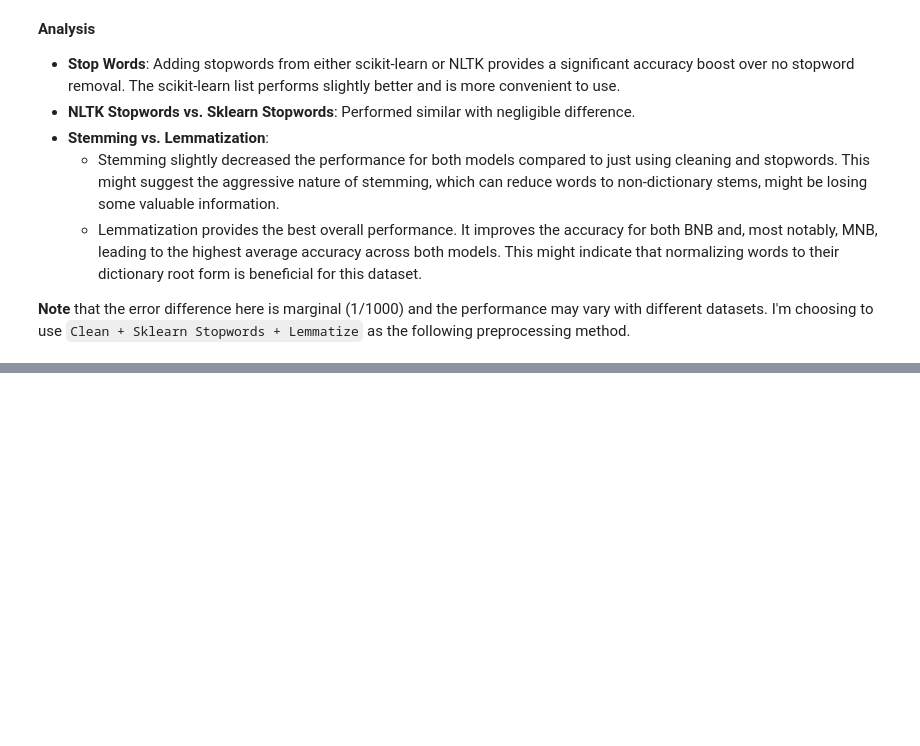
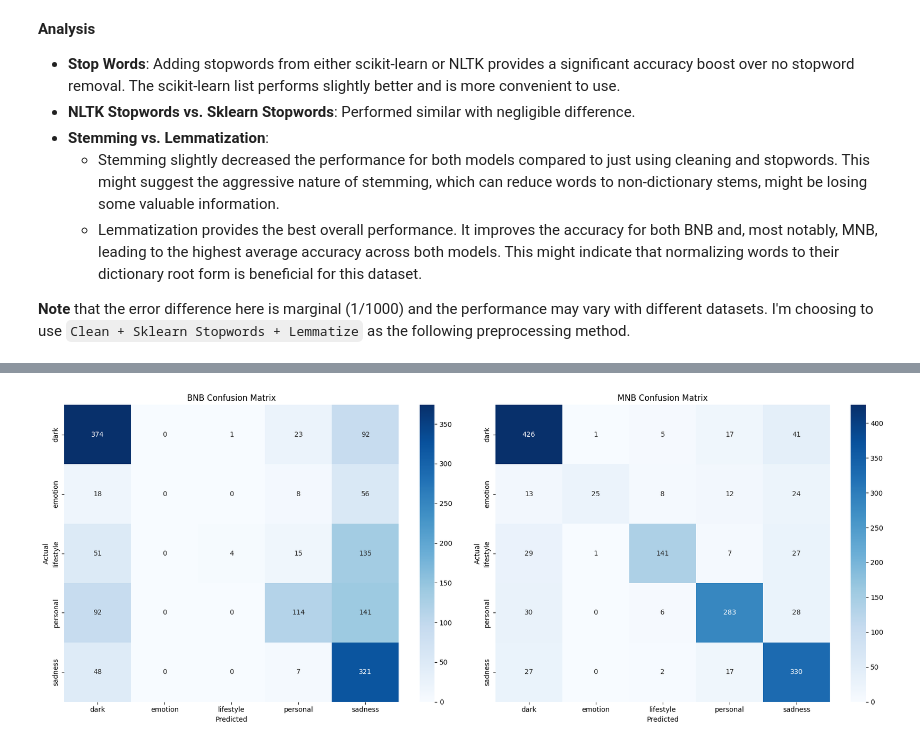
Before and after one commit to axyn45/comp9727-25t2, a Jupyter notebook: assignment/main.ipynb, the cells around one changed output, grey strips where cells are left out. Drawn from its saved outputs; the diff is of its cells as text; code cells hidden in the pictures; blank space fills up the shorter version.

```diff
--- a/assignment/main.ipynb
+++ b/assignment/main.ipynb
@@ -245,0 +273,88 @@ The plot and counts show that the dataset is imbalanced. The `dark` topic has si
+# %%
+
+from sklearn.feature_extraction.text import CountVectorizer
+from sklearn.naive_bayes import MultinomialNB, BernoulliNB
+from sklearn.pipeline import Pipeline
+from sklearn.model_selection import cross_val_predict
+from sklearn.metrics import classification_report, confusion_matrix, accuracy_score
+
+# combined preprocessor
+def best_preprocessor(text):
+    return lemmatize_text(clean_text(text))
+
+# prepare data
+df['document'] = df['artist_name'] + ' ' + df['track_name'] + ' ' + df['genre'] + ' ' + df['lyrics']
+X = df['document']
+y = df['topic']
+
+# define the models within a pipeline
+vectorizer = CountVectorizer(preprocessor=best_preprocessor, stop_words='english')
+
+# BNB Pipeline
+bnb_pipeline = Pipeline([
+    ('vect', vectorizer),
+    ('clf', BernoulliNB())
+])
+
+# MNB Pipeline
+mnb_pipeline = Pipeline([
+    ('vect', vectorizer),
+    ('clf', MultinomialNB())
+])
+
+# get cross-validated predictions
+print("Running 5-fold cross-validation for BNB...")
+y_pred_bnb = cross_val_predict(bnb_pipeline, X, y, cv=5)
+
+print("Running 5-fold cross-validation for MNB...")
+y_pred_mnb = cross_val_predict(mnb_pipeline, X, y, cv=5)
+
+# generate and print results
+print("\n--- Bernoulli Naive Bayes (BNB) Classification Report ---")
+print(classification_report(y, y_pred_bnb))
+
+print("\n--- Multinomial Naive Bayes (MNB) Classification Report ---")
+print(classification_report(y, y_pred_mnb))
+
+# create a summary table
+summary_data = {
+    'Accuracy': {
+        'BNB': accuracy_score(y, y_pred_bnb),
+        'MNB': accuracy_score(y, y_pred_mnb)
+    },
+    'Macro F1-Score': {
+        'BNB': classification_report(y, y_pred_bnb, output_dict=True)['macro avg']['f1-score'],
+        'MNB': classification_report(y, y_pred_mnb, output_dict=True)['macro avg']['f1-score']
+    },
+    'Weighted F1-Score': {
+        'BNB': classification_report(y, y_pred_bnb, output_dict=True)['weighted avg']['f1-score'],
+        'MNB': classification_report(y, y_pred_mnb, output_dict=True)['weighted avg']['f1-score']
+    }
+}
+summary_df = pd.DataFrame(summary_data).round(3)
+print("\n--- Model Comparison Summary ---")
+print(summary_df)
+
+
+# plot confusion matrices
+fig, axes = plt.subplots(1, 2, figsize=(18, 7))
+class_labels = sorted(y.unique())
+
+# BNB confusion matrix
+cm_bnb = confusion_matrix(y, y_pred_bnb, labels=class_labels)
+sns.heatmap(cm_bnb, annot=True, fmt='d', cmap='Blues', ax=axes[0], xticklabels=class_labels, yticklabels=class_labels)
+axes[0].set_title('BNB Confusion Matrix')
+axes[0].set_xlabel('Predicted')
+axes[0].set_ylabel('Actual')
+
+# MNB confusion matrix
+cm_mnb = confusion_matrix(y, y_pred_mnb, labels=class_labels)
+sns.heatmap(cm_mnb, annot=True, fmt='d', cmap='Blues', ax=axes[1], xticklabels=class_labels, yticklabels=class_labels)
+axes[1].set_title('MNB Confusion Matrix')
+axes[1].set_xlabel('Predicted')
+axes[1].set_ylabel('Actual')
+
+plt.tight_layout()
+plt.savefig('confusion_matrices.png')
+plt.show()
+# %% [output]
@@ -245,0 +378 @@ The plot and counts show that the dataset is imbalanced. The `dark` topic has si
+[figure, added]
```
Also changed, not shown: parts of 8 cells of this notebook, 2 other files.
